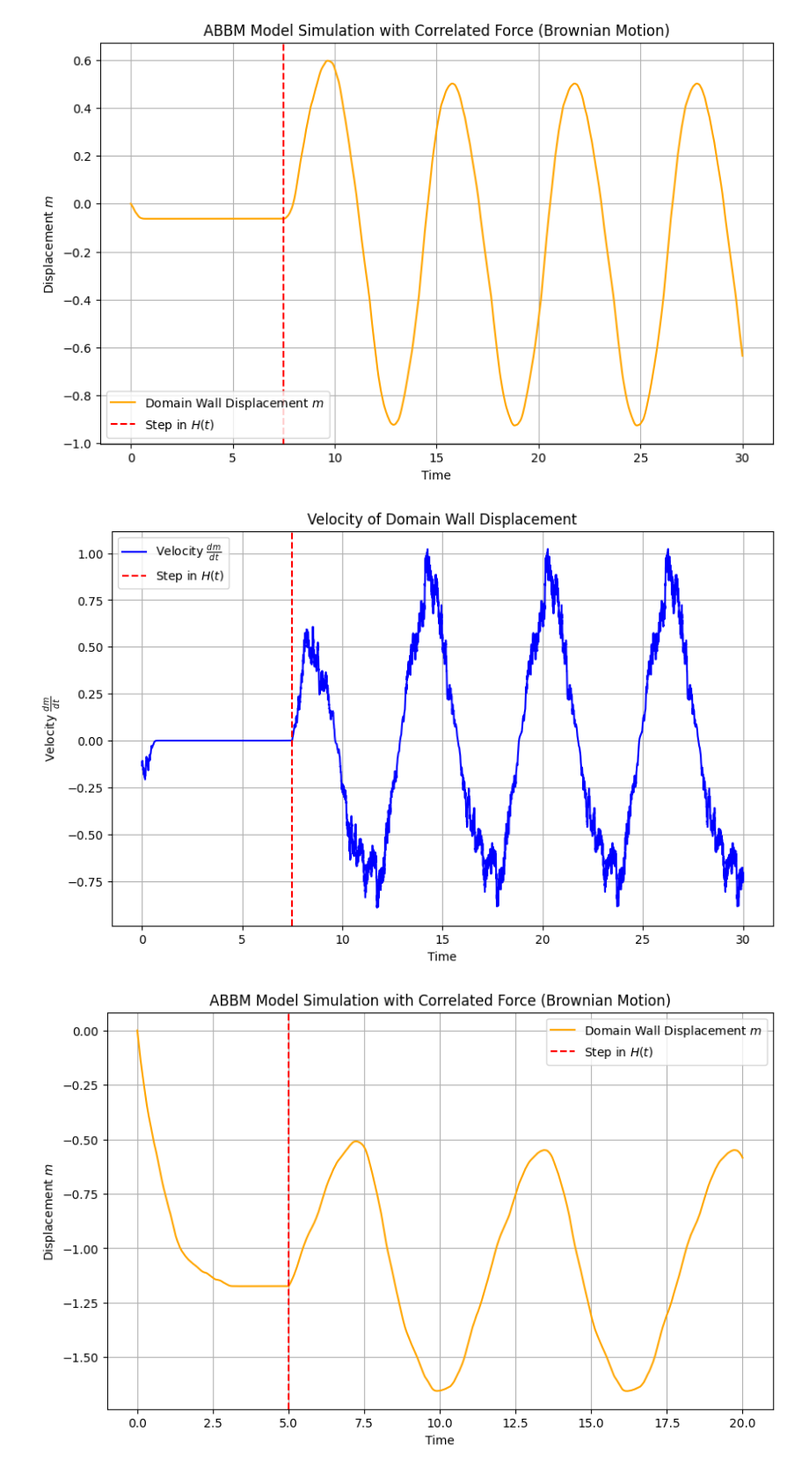
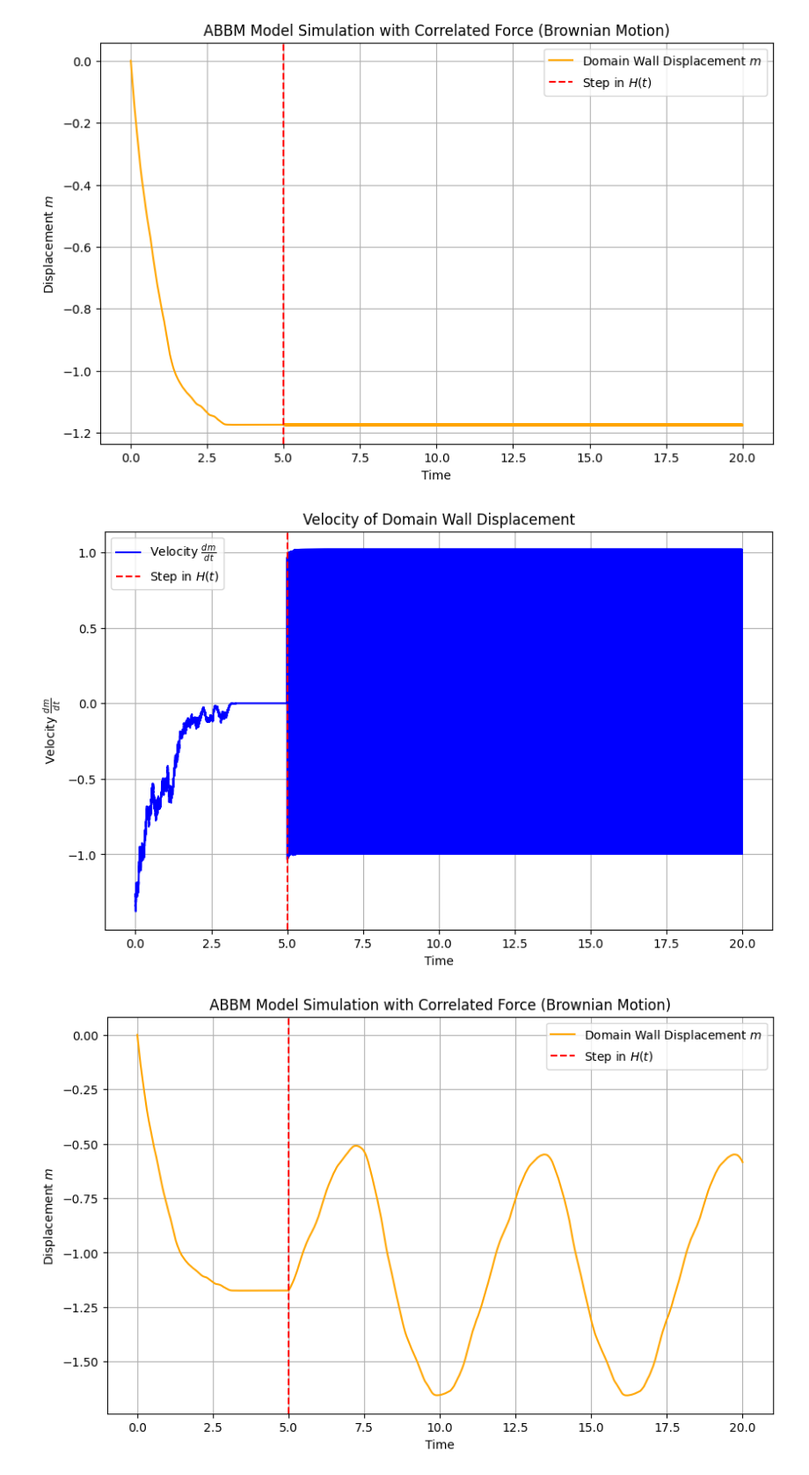
Before and after one commit to UNICT-Fake-Audio/Barkhausen-noise-simulator, a Jupyter notebook: ABBM.ipynb, the cells around one changed output. Shown: that part at 88% size. Cells and saved outputs as stored; diff of their text form; code cells hidden in the pictures.

```diff
--- a/ABBM.ipynb
+++ b/ABBM.ipynb
@@ -10,36 +10,29 @@ Gamma = 1.0   # Damping coefficient
 k = 1.0       # Spring constant (restoring force strength)
 H_step = 1.0  # Step in the external driving field
 dt = 0.0001    # Time step
-T = 30.0      # Total simulation time
+T = 20.0      # Total simulation time
 m0 = 0.0      # Initial displacement
 D = 0.1       # Amplitude of the noise
 L = 10.0      # Length of the spatial range for W(m)
-dx = 0.001  # Sampling step for the spatial range
+dx = 0.00001  # Sampling step for the spatial range
 
+# Spatial range for W(m)
+x = np.arange(-L/2, L/2, dx)
+N = len(x)
+
+# Generate a correlated random force W(m) using a Brownian motion approach
+increments = np.random.normal(0, np.sqrt(2 * D * dx), size=N - 1)
+correlated_force = np.zeros(N)
+correlated_force[1:] = np.cumsum(increments)  # Cumulative sum generates Brownian motion
 
 # Plot the generated correlated force W(m)
 plt.figure(figsize=(10, 6))
+plt.plot(x, correlated_force, label="Correlated Force $W(m)$ (Brownian motion)")
 plt.xlabel("Position $m$")
 plt.ylabel("Force $W(m)$")
-plt.title("Three example realization of Correlated Random Force $W(m)$ (Brownian motion)")
+plt.title("Correlated Random Force $W(m)$")
 plt.grid()
 plt.legend()
-plt.xlim(-L/2,L/2)
-
-for times in range(3):
-  # Spatial range for W(m)
-  x = np.arange(-L/2, L/2, dx)
-  N = len(x)
-  # Generate a correlated random force W(m) using a Brownian motion approach
-  increments = np.random.normal(0, np.sqrt(2 * D * dx), size=N - 1)
-  correlated_force = np.zeros(N)
-  correlated_force[1:] = np.cumsum(increments)  # Cumulative sum generates Brownian motion
-
-  plt.plot(x, correlated_force, label="Three example realization of Correlated Random Force $W(m)$ (Brownian motion)")
-
-custom_labels = ["-  L / 2", "  - L / 4", "0", "L / 4", "L  / 2"]
-plt.xticks([-4, -2, 0, 2, 4], custom_labels)
-
-plt.savefig("correlated_force.svg")
+# plt.savefig("correlated_force.svg")
 plt.show()
 # %% [output]
@@ -56,7 +49,7 @@ plt.show()
 time = np.arange(0, T, dt)
 H = np.zeros_like(time)
 
-f = 1/6  # Frequency of the probe signal (ν)
+f = 100  # Frequency of the probe signal (ν)
 A = 1
 
 # H[time > 0] = A * np.cos( 2 * np.pi * f time[time > T / 4])  # Step in H at T/4
@@ -72,35 +65,35 @@ m[0] = m0
 for i in range(1, len(time)):
     # Update interpolated force
     W_interp = np.interp(m[i - 1], x, correlated_force)
     # Compute the net force and update displacement using Euler integration
     dm = (H[i] - k * m[i - 1] + W_interp) / Gamma * dt
     m[i] = m[i - 1] + dm
 
 # Plot the displacement over time
 plt.figure(figsize=(10, 6))
 plt.plot(time, m, label='Domain Wall Displacement $m$', color='orange')
 plt.axvline(T / 4, color='red', linestyle='--', label='Step in $H(t)$')
 plt.xlabel('Time')
 plt.ylabel('Displacement $m$')
 plt.title('ABBM Model Simulation with Correlated Force (Brownian Motion)')
 plt.legend()
 plt.grid()
 plt.show()
 
 # Plot the velocity (dm/dt) over time
 velocity = np.diff(m) / dt  # Calculate velocity
 plt.figure(figsize=(10, 6))
 plt.plot(time[:-1], velocity, label='Velocity $\\frac{dm}{dt}$', color='blue')
 plt.axvline(T / 4, color='red', linestyle='--', label='Step in $H(t)$')
 plt.xlabel('Time')
 plt.ylabel('Velocity $\\frac{dm}{dt}$')
 plt.title('Velocity of Domain Wall Displacement')
 plt.legend()
 plt.grid()
 plt.show()
 # %% [output]
-[figure, old version]
+[figure, new version]
-[figure, old version]
+[figure, new version]
 # %%
 #### COSINE
 
```
Also changed, not shown: parts of 1 cell of this notebook.
